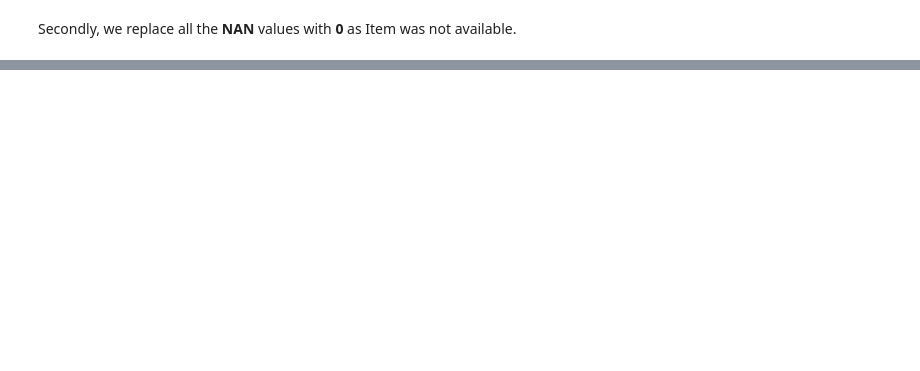
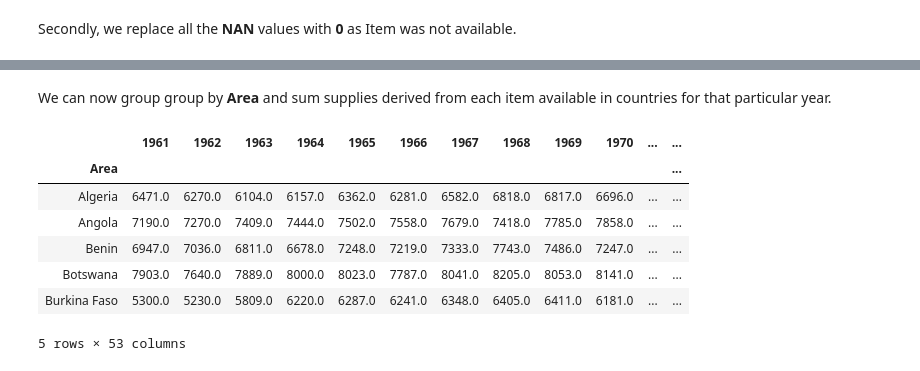
Before and after one commit to manuleo/mADAm-2019, a Jupyter notebook: project.ipynb, the cells around one changed output, grey strips where cells are left out. Cells and saved outputs as stored; diff of their text form; code cells hidden in the pictures; blank space fills up the shorter version.

```diff
--- a/project.ipynb
+++ b/project.ipynb
@@ -235,6 +248,7 @@ Firstly, we will **remove** all the columns with title **"Y----F"** as they cont
 # %%
 col_to_drop = FAO_food_balance.columns[FAO_food_balance.columns.str.endswith("F")]; #creating a list of columns to be removed
 FAO_food_balance = FAO_food_balance.drop(columns=col_to_drop);
+FAO_food_balance.columns=FAO_food_balance.columns.str.replace("Y","")
 # %% [markdown]
 Secondly, we replace all the **NAN** values with **0** as Item was not available.
 # %%
@@ -241,0 +258,2 @@ FAO_food_balance = FAO_food_balance.fillna(0);
+# %%
+FAO_food_balance['Area'] = FAO_food_balance['Area'].replace("Swaziland", "Eswatini");
@@ -244,3 +265,0 @@ Analysing our DataFrame **FAO_food_balance** we can see that it's already well s
-# %%
-FAO_food_balance = FAO_food_balance[FAO_food_balance["Element Code"]==664].reset_index();
-FAO_food_balance.head()
@@ -268,0 +266,4 @@ calculate_food_balance(FAO_food_balance)
+# %%
+FAO_food_supply = FAO_food_balance[FAO_food_balance["Element Code"]==664];
+FAO_food_supply = FAO_food_supply.drop(columns=["Area Code","Item Code","Item","Element Code","Element", "Unit"])
+FAO_food_supply.head()
@@ -268,0 +278,14 @@ calculate_food_balance(FAO_food_balance)
+# %% [markdown]
+We can now group group by **Area** and sum supplies derived from each item available in countries for that particular year.
+# %%
+FAO_food_supply = FAO_food_supply.groupby("Area").sum();
+FAO_food_supply.head()
+# %% [output]
+|  | 1961 | 1962 | 1963 | 1964 | 1965 | 1966 | 1967 | 1968 | 1969 | 1970 | ... | ... |
+| Area |  |  |  |  |  |  |  |  |  |  |  | ... |
+| Algeria | 6471.0 | 6270.0 | 6104.0 | 6157.0 | 6362.0 | 6281.0 | 6582.0 | 6818.0 | 6817.0 | 6696.0 | ... | ... |
+| Angola | 7190.0 | 7270.0 | 7409.0 | 7444.0 | 7502.0 | 7558.0 | 7679.0 | 7418.0 | 7785.0 | 7858.0 | ... | ... |
+| Benin | 6947.0 | 7036.0 | 6811.0 | 6678.0 | 7248.0 | 7219.0 | 7333.0 | 7743.0 | 7486.0 | 7247.0 | ... | ... |
+| Botswana | 7903.0 | 7640.0 | 7889.0 | 8000.0 | 8023.0 | 7787.0 | 8041.0 | 8205.0 | 8053.0 | 8141.0 | ... | ... |
+| Burkina Faso | 5300.0 | 5230.0 | 5809.0 | 6220.0 | 6287.0 | 6241.0 | 6348.0 | 6405.0 | 6411.0 | 6181.0 | ... | ... |
+5 rows × 53 columns
```
Also changed, not shown: parts of 12 cells of this notebook.
